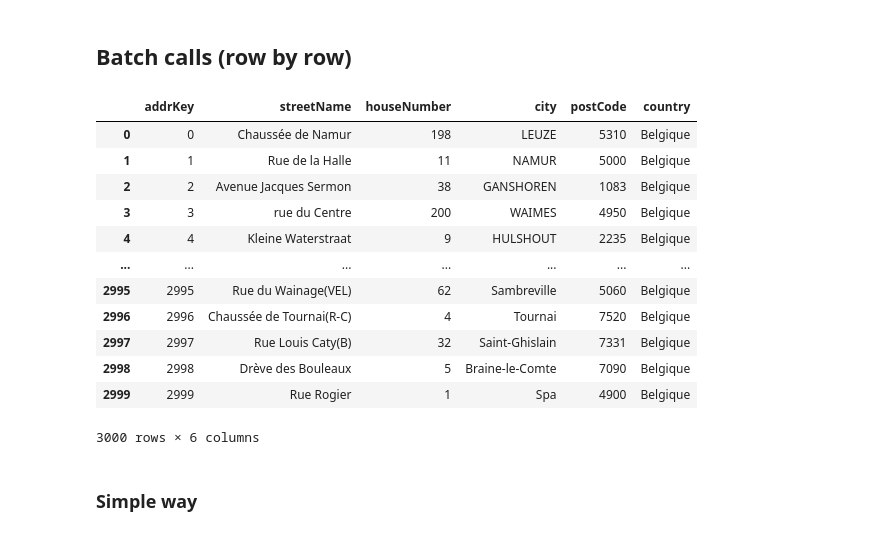
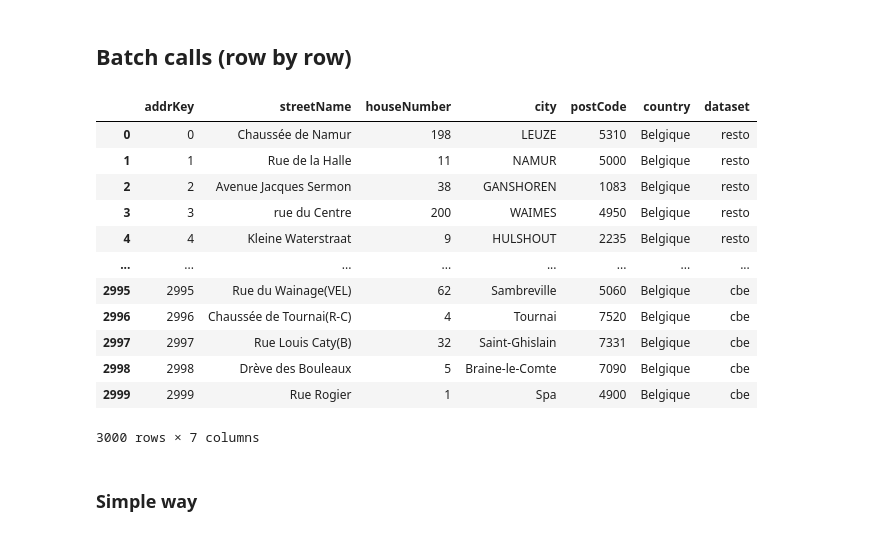
Before and after one commit to SmalsResearch/NominatimWrapper, a Jupyter notebook: AddressCleanserREST_test.ipynb, the cells around one changed output. Drawn from its saved outputs; the diff is of its cells as text; code cells hidden in the pictures.

```diff
--- a/AddressCleanserREST_test.ipynb
+++ b/AddressCleanserREST_test.ipynb
@@ -247,24 +247,24 @@ res
 ## Batch calls (row by row)
 # %%
 addresses = pd.concat([
-   get_addresses("data/address_restobe.csv.gz"),
-   get_addresses("data/address_best.csv.gz"),
-   get_addresses("data/address_cbe.csv.gz")
+   get_addresses("data/address_restobe.csv.gz").assign(dataset="resto"),
+   get_addresses("data/address_best.csv.gz").assign(dataset="best"),
+   get_addresses("data/address_cbe.csv.gz").assign(dataset="cbe")
 ])
 addresses = addresses.reset_index(drop=True)
 addresses[addr_key_field] = addresses.index.astype(str)
 addresses
 # %% [output]
-|  | addrKey | streetName | houseNumber | city | postCode | country |
-| 0 | 0 | Chaussée de Namur | 198 | LEUZE | 5310 | Belgique |
-| 1 | 1 | Rue de la Halle | 11 | NAMUR | 5000 | Belgique |
-| 2 | 2 | Avenue Jacques Sermon | 38 | GANSHOREN | 1083 | Belgique |
-| 3 | 3 | rue du Centre | 200 | WAIMES | 4950 | Belgique |
-| 4 | 4 | Kleine Waterstraat | 9 | HULSHOUT | 2235 | Belgique |
-| ... | ... | ... | ... | ... | ... | ... |
-| 2995 | 2995 | Rue du Wainage(VEL) | 62 | Sambreville | 5060 | Belgique |
-| 2996 | 2996 | Chaussée de Tournai(R-C) | 4 | Tournai | 7520 | Belgique |
-| 2997 | 2997 | Rue Louis Caty(B) | 32 | Saint-Ghislain | 7331 | Belgique |
-| 2998 | 2998 | Drève des Bouleaux | 5 | Braine-le-Comte | 7090 | Belgique |
-| 2999 | 2999 | Rue Rogier | 1 | Spa | 4900 | Belgique |
+|  | addrKey | streetName | houseNumber | city | postCode | country | dataset |
+| 0 | 0 | Chaussée de Namur | 198 | LEUZE | 5310 | Belgique | resto |
+| 1 | 1 | Rue de la Halle | 11 | NAMUR | 5000 | Belgique | resto |
+| 2 | 2 | Avenue Jacques Sermon | 38 | GANSHOREN | 1083 | Belgique | resto |
+| 3 | 3 | rue du Centre | 200 | WAIMES | 4950 | Belgique | resto |
+| 4 | 4 | Kleine Waterstraat | 9 | HULSHOUT | 2235 | Belgique | resto |
+| ... | ... | ... | ... | ... | ... | ... | ... |
+| 2995 | 2995 | Rue du Wainage(VEL) | 62 | Sambreville | 5060 | Belgique | cbe |
+| 2996 | 2996 | Chaussée de Tournai(R-C) | 4 | Tournai | 7520 | Belgique | cbe |
+| 2997 | 2997 | Rue Louis Caty(B) | 32 | Saint-Ghislain | 7331 | Belgique | cbe |
+| 2998 | 2998 | Drève des Bouleaux | 5 | Braine-le-Comte | 7090 | Belgique | cbe |
+| 2999 | 2999 | Rue Rogier | 1 | Spa | 4900 | Belgique | cbe |
-3000 rows × 6 columns
+3000 rows × 7 columns
```
Also changed, not shown: parts of 41 cells of this notebook, 3 other files.
